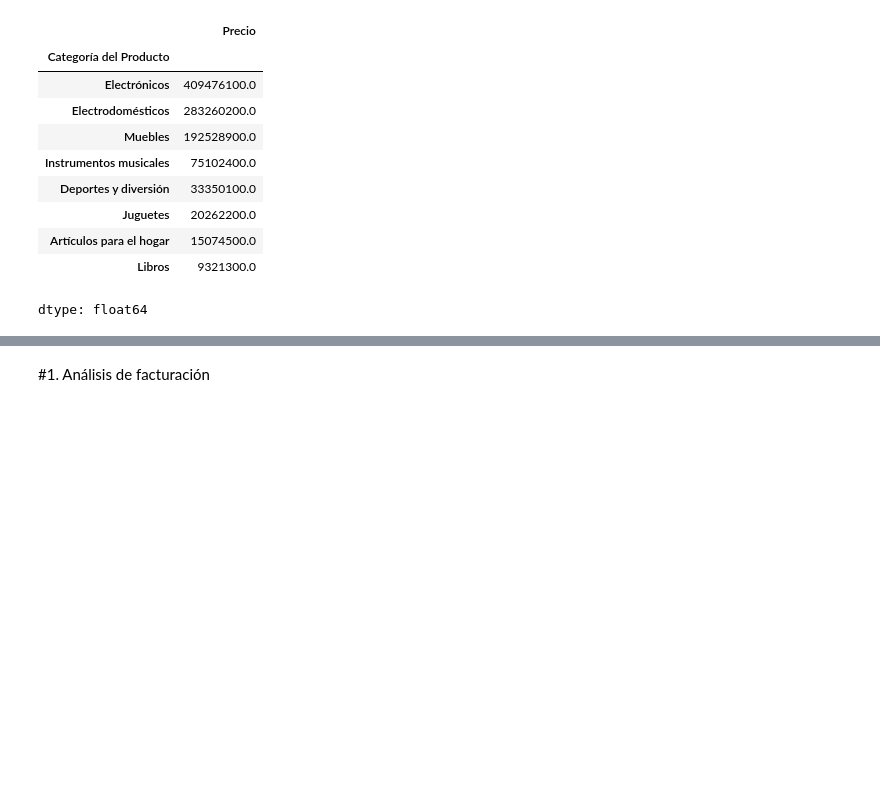
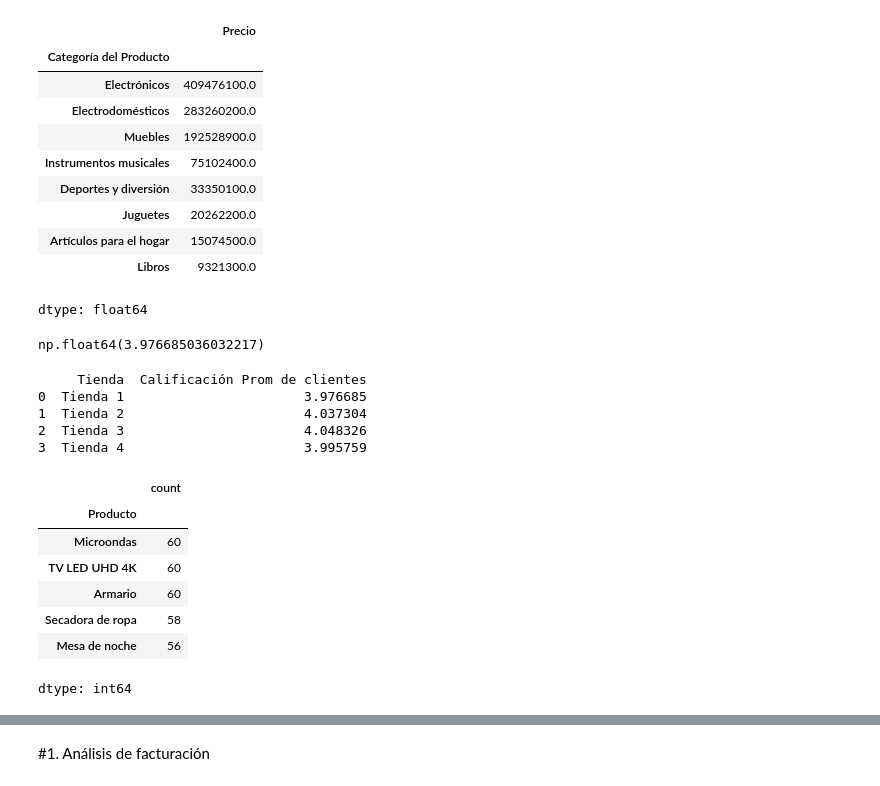
Before and after one commit to rluzav/challenge-alura-store-latam, a Jupyter notebook: Challenge-AluraStoreLatam.ipynb, the cells around one changed output, grey strips where cells are left out. Saved outputs shown, nothing was run; the diff lists cells and outputs as text; code cells hidden in the pictures; blank space fills up the shorter version.

```diff
--- a/Challenge-AluraStoreLatam.ipynb
+++ b/Challenge-AluraStoreLatam.ipynb
@@ -95,3 +100,34 @@ tienda4.groupby('Categoría del Producto')['Precio'].sum().sort_values(ascending
 | Artículos para el hogar | 15074500.0 |
 | Libros | 9321300.0 |
 dtype: float64
+# %%
+#Valoración media por tienda
+tienda['Calificación'].mean()
+# %% [output]
+np.float64(3.976685036032217)
+# %%
+promedios = {
+    "Tienda 1": tienda['Calificación'].mean(),
+    "Tienda 2": tienda2['Calificación'].mean(),
+    "Tienda 3": tienda3['Calificación'].mean(),
+    "Tienda 4": tienda4['Calificación'].mean()
+}
+df_promedios = pd.DataFrame(list(promedios.items()),columns=["Tienda","Calificación Prom de clientes"])
+print(df_promedios)
+# %% [output]
+     Tienda  Calificación Prom de clientes
+0  Tienda 1                       3.976685
+1  Tienda 2                       4.037304
+2  Tienda 3                       4.048326
+3  Tienda 4                       3.995759
+# %%
+tienda['Producto'].value_counts().head(5)
+# %% [output]
+|  | count |
+| Producto |  |
+| Microondas | 60 |
+| TV LED UHD 4K | 60 |
+| Armario | 60 |
+| Secadora de ropa | 58 |
+| Mesa de noche | 56 |
+dtype: int64
```
Also changed, not shown: parts of 9 cells of this notebook.
